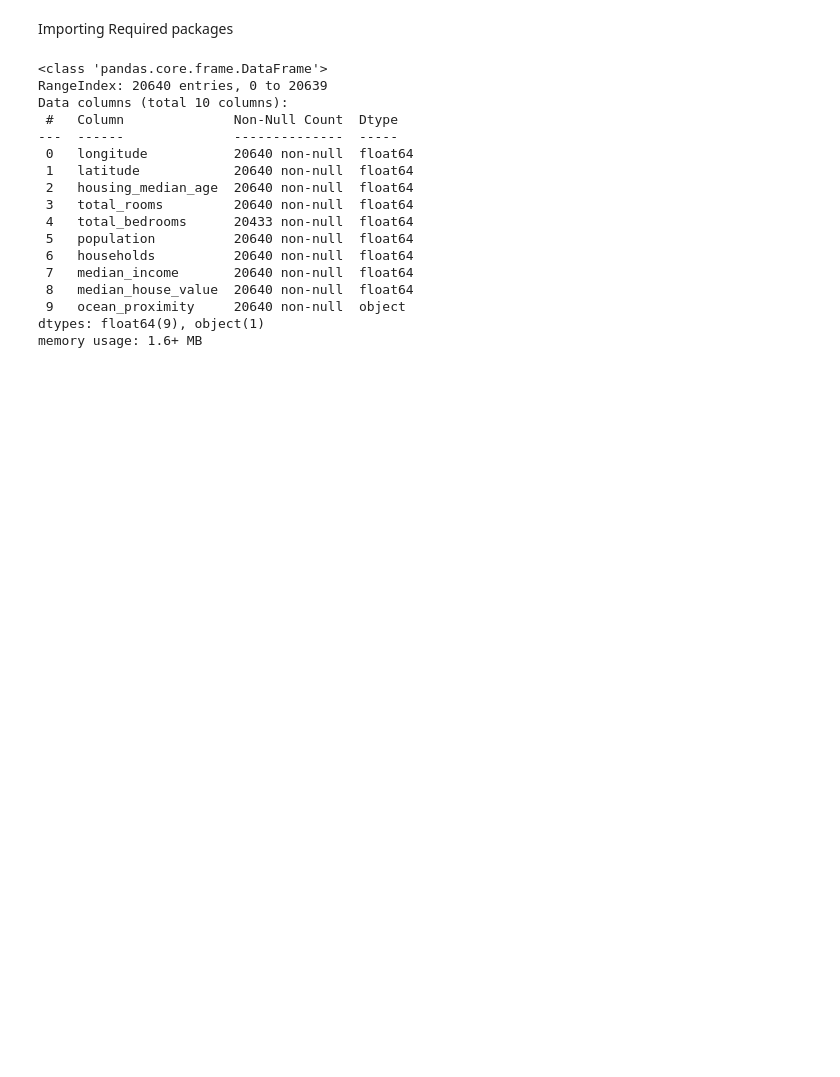
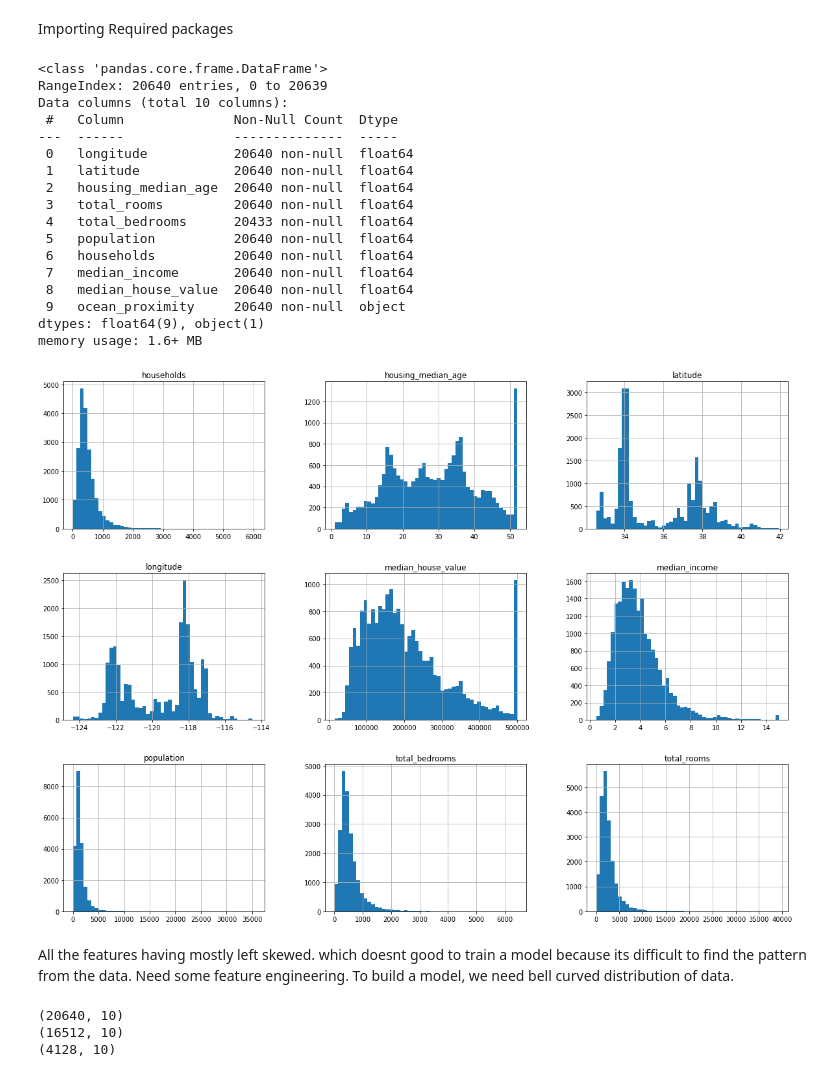
Before and after one commit to subbuvidyasekar/FlyingEagle, a Jupyter notebook: First_Model.ipynb, the cells around one changed output. Cells and saved outputs as stored; diff of their text form; code cells hidden in the pictures; blank space fills up the shorter version.

```diff
--- a/First_Model.ipynb
+++ b/First_Model.ipynb
@@ -29,3 +32,10 @@ Data columns (total 10 columns):
  9   ocean_proximity     20640 non-null  object
 dtypes: float64(9), object(1)
 memory usage: 1.6+ MB
+# %%
+data.hist(bins = 50, figsize=(20,15))
+plt.show()
+# %% [output]
+[figure, added]
+# %% [markdown]
+All the features having mostly left skewed. which doesnt good to train a model because its difficult to find the pattern from the data. Need some feature engineering. To build a model, we need bell curved distribution of data.
@@ -31,0 +47,8 @@ memory usage: 1.6+ MB
+# %%
+print(data.shape)
+print(train_data.shape)
+print(test_data.shape)
+# %% [output]
+(20640, 10)
+(16512, 10)
+(4128, 10)
```
Also changed, not shown: parts of 15 cells of this notebook.
